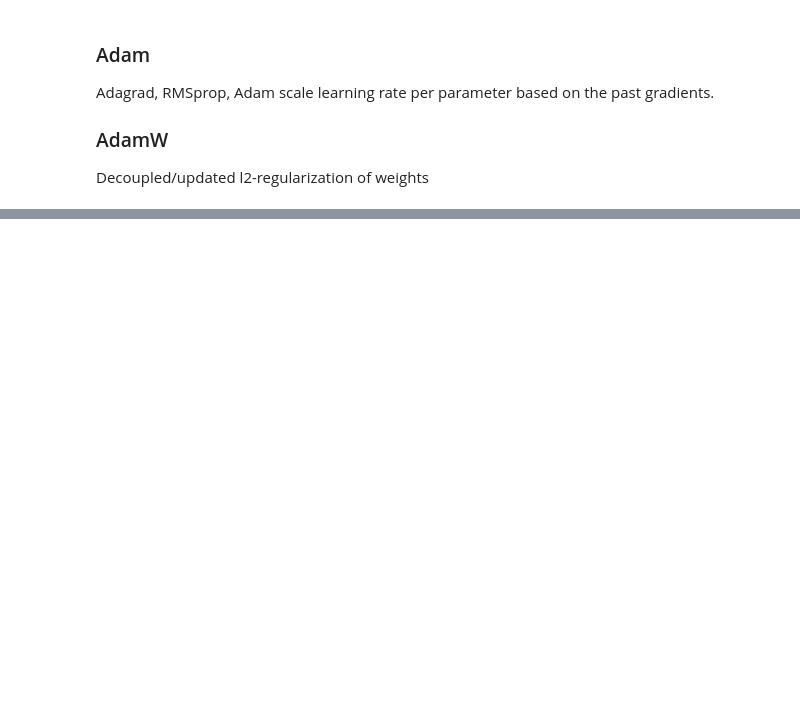
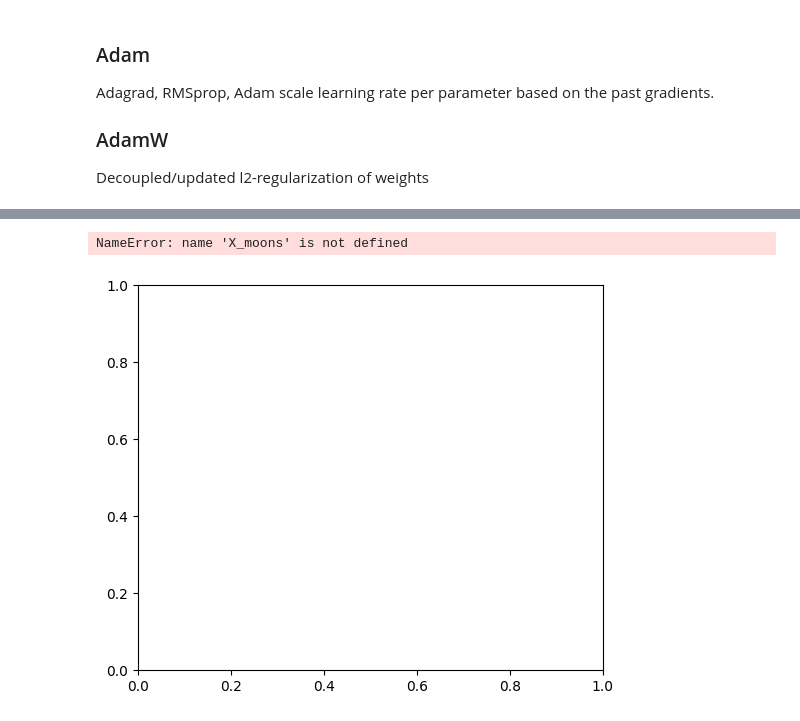
Before and after one commit to VojtaHavlicek/ML-onramp, a Jupyter notebook: onramp.ipynb, the cells around one changed output, grey strips where cells are left out. Drawn from its saved outputs; the diff is of its cells as text; code cells hidden in the pictures; blank space fills up the shorter version.

```diff
--- a/onramp.ipynb
+++ b/onramp.ipynb
@@ -633,0 +648,4 @@ plt.ylabel("Loss")
+# %%
+MLP_moons = MLP(D=2, H=10, C=2, seed=42)
+ds_moons = ArrayDataset(X_moons, y_moons)
+loader_moons = Dataloader(ds_moons, batch_size=32, shuffle=True, drop_last=True, seed=42)
@@ -633,0 +745,7 @@ plt.ylabel("Loss")
+# %%
+fig, ax = plt.subplots(figsize=(6,5))
+plot_decision_boundary(MLP_moons, X_moons, y_moons, ax=ax, padding=0.5, resolution=400)
+plt.show()
+# %% [output]
+NameError: name 'X_moons' is not defined
+[figure, added]
```
Also changed, not shown: parts of 7 cells of this notebook.
